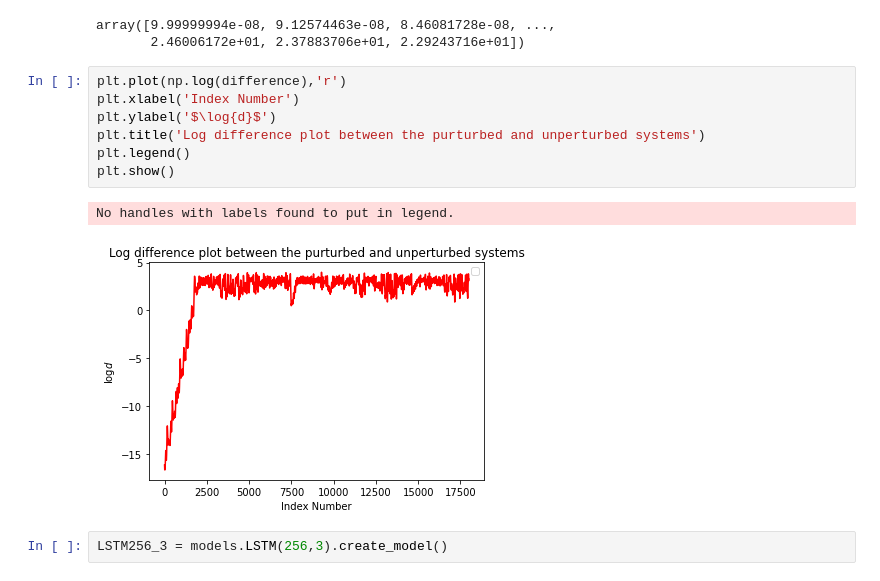
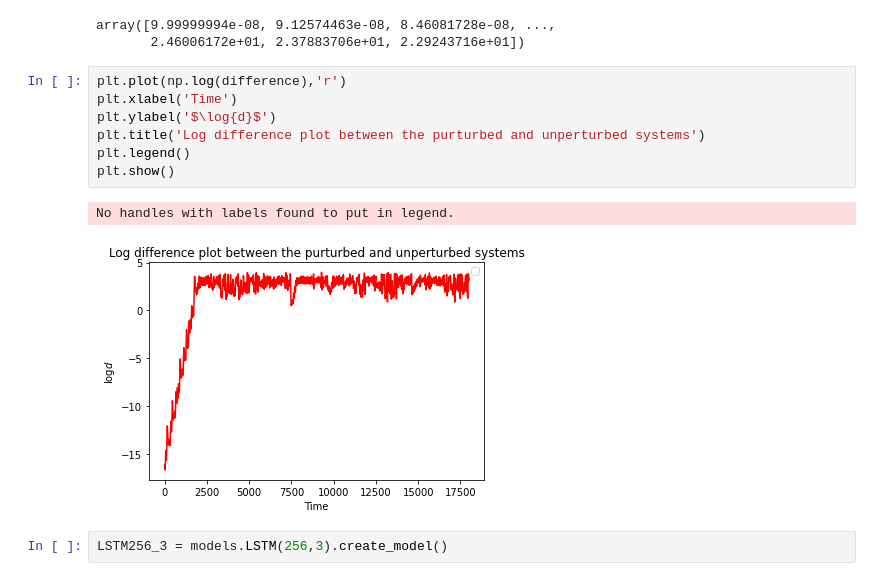
Before and after one commit to SheilKumar/DynamicSystemRNNs, a Jupyter notebook: DynamicSystems.ipynb, the cells around one changed output. Drawn from its saved outputs; the diff is of its cells as text.

```diff
--- a/DynamicSystems.ipynb
+++ b/DynamicSystems.ipynb
@@ -597,14 +597,14 @@ array([9.99999994e-08, 9.12574463e-08, 8.46081728e-08, ...,
        2.46006172e+01, 2.37883706e+01, 2.29243716e+01])
 # %%
 plt.plot(np.log(difference),'r')
-plt.xlabel('Index Number')
+plt.xlabel('Time')
 plt.ylabel('$\log{d}$')
 plt.title('Log difference plot between the purturbed and unperturbed systems')
 plt.legend()
 plt.show()
 # %% [output]
 No handles with labels found to put in legend.
-[figure, old version]
+[figure, new version]
 # %%
 LSTM256_3 = models.LSTM(256,3).create_model()
 # %%
```
Also changed, not shown: parts of 6 cells of this notebook, 1 other file.
